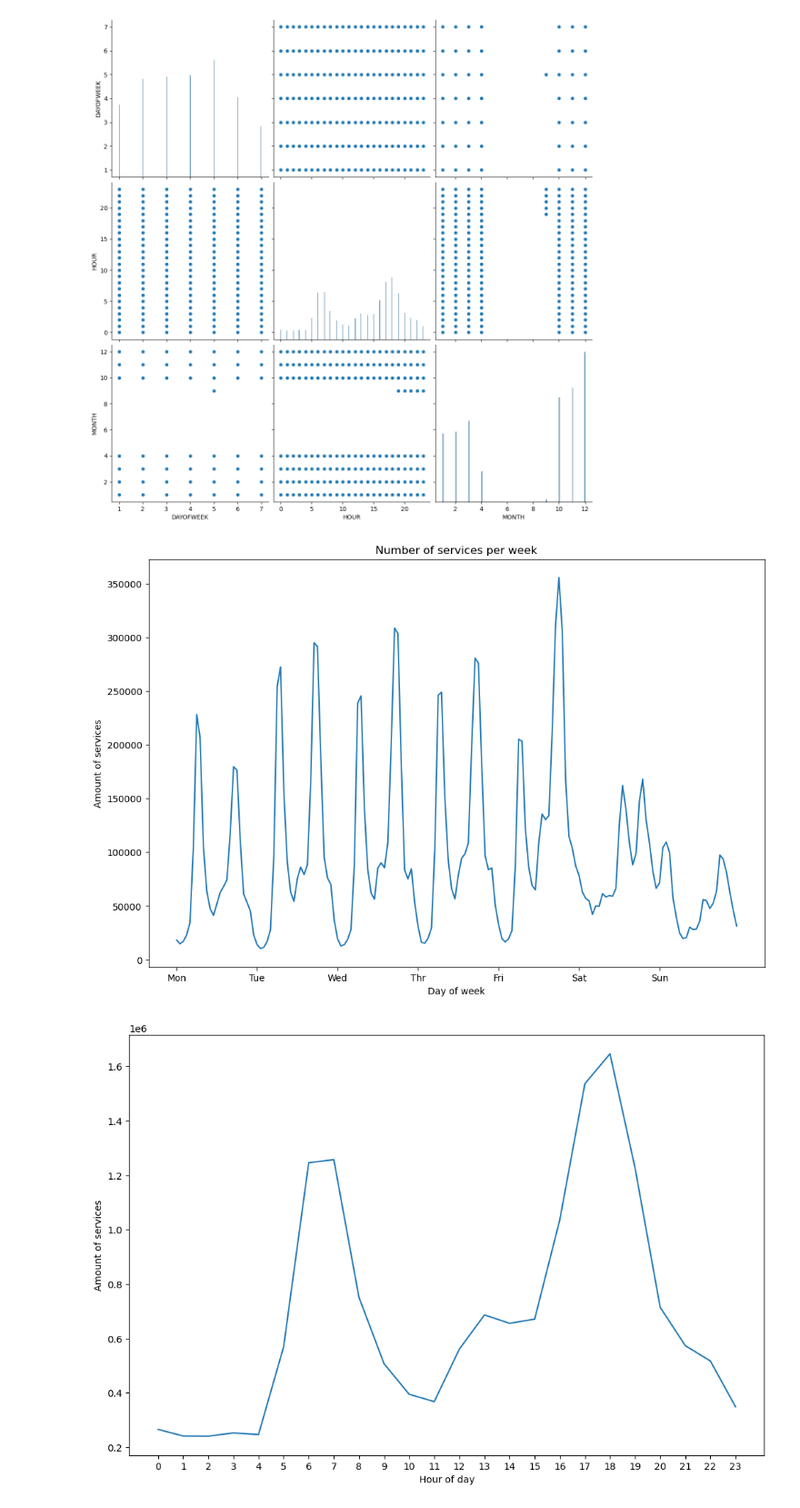
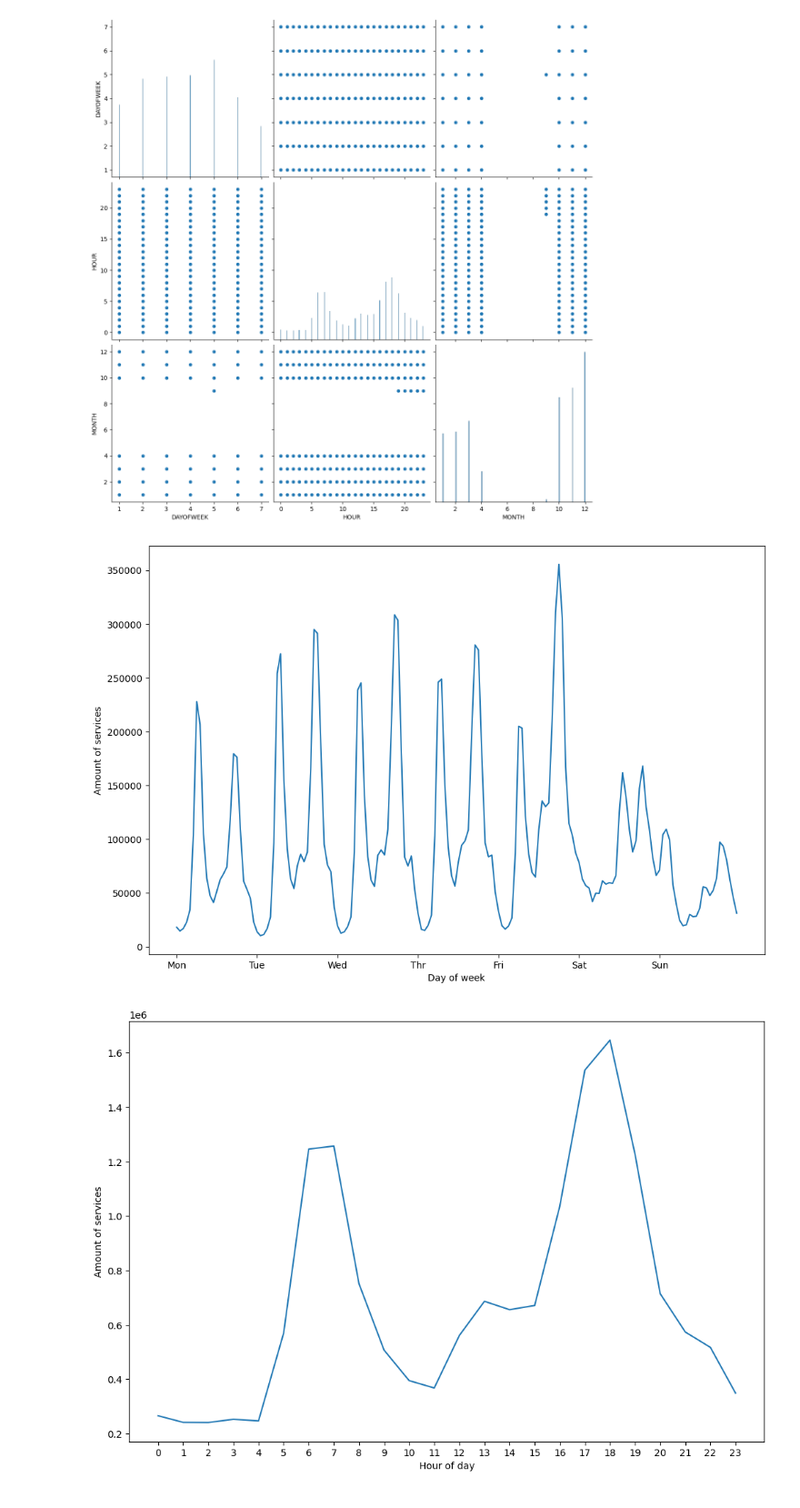
Before and after one commit to josedelarosa82/taxi-prediction-model, a Jupyter notebook: Proyecto final/Taxi_service_forecasting_model_aws.ipynb, the cells around one changed output. Shown at 91% size. Drawn from its saved outputs; the diff is of its cells as text; code cells hidden in the pictures.

```diff
--- a/Proyecto final/Taxi_service_forecasting_model_aws.ipynb
+++ b/Proyecto final/Taxi_service_forecasting_model_aws.ipynb
@@ -495,16 +495,16 @@ plt.show()
 # %%
 fig, ax = plt.subplots(figsize=(12, 8))
 s_taxis = df_taxis.groupby(['DAYOFWEEK','HOUR'])['DATE'].count()
 s_taxis.plot(ax=ax)
 _ = ax.set(
-    title="Number of services per week",
+    #title="Number of services per week",
     xticks=[i * 24 for i in range(7)],
     xticklabels=["Mon", "Tue", "Wed", "Thr", "Fri", "Sat", "Sun"],
     xlabel="Day of week",
     ylabel="Amount of services",
 )
 # %% [output]
-[figure, old version]
+[figure, new version]
 # %%
 fig, ax = plt.subplots(figsize=(12, 8))
 s_taxis = df_taxis.groupby(['HOUR'])['DATE'].count()
```
